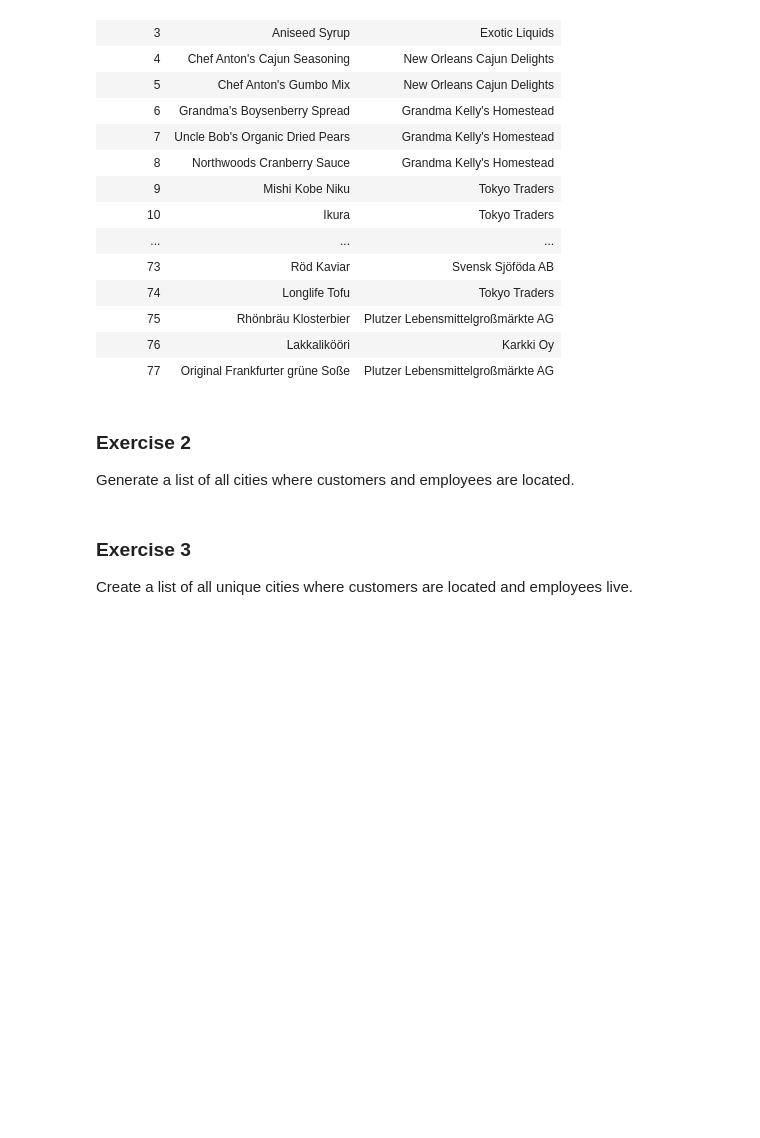
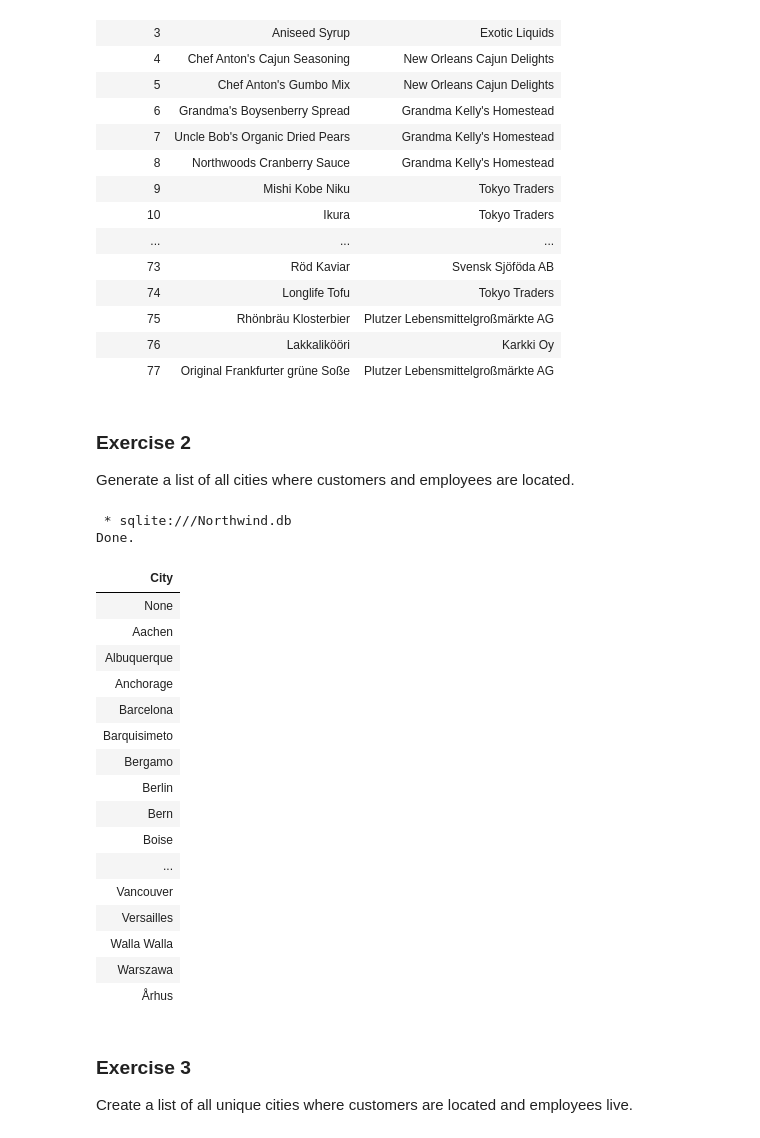
Before and after one commit to RealElvince/northwind-project-2, a Jupyter notebook: Joins and set operations [Exercise].ipynb, the cells around one changed output. Cells and saved outputs as stored; diff of their text form; code cells hidden in the pictures; blank space fills up the shorter version.

Commit message:
customers and employees citie

```diff
--- a/Joins and set operations [Exercise].ipynb
+++ b/Joins and set operations [Exercise].ipynb
@@ -83,7 +83,38 @@ Done.
 
 Generate a list of all cities where customers and employees are located.
 # %%
-# Add your code here
+%%sql
+SELECT
+    City
+FROM
+    customers
+
+UNION
+
+SELECT
+    City
+FROM
+    employees;
+# %% [output]
+ * sqlite:///Northwind.db
+Done.
+| City |
+| None |
+| Aachen |
+| Albuquerque |
+| Anchorage |
+| Barcelona |
+| Barquisimeto |
+| Bergamo |
+| Berlin |
+| Bern |
+| Boise |
+| ... |
+| Vancouver |
+| Versailles |
+| Walla Walla |
+| Warszawa |
+| Århus |
 # %% [markdown]
 ###  Exercise 3
 
```
Also changed, not shown: parts of 1 cell of this notebook.
